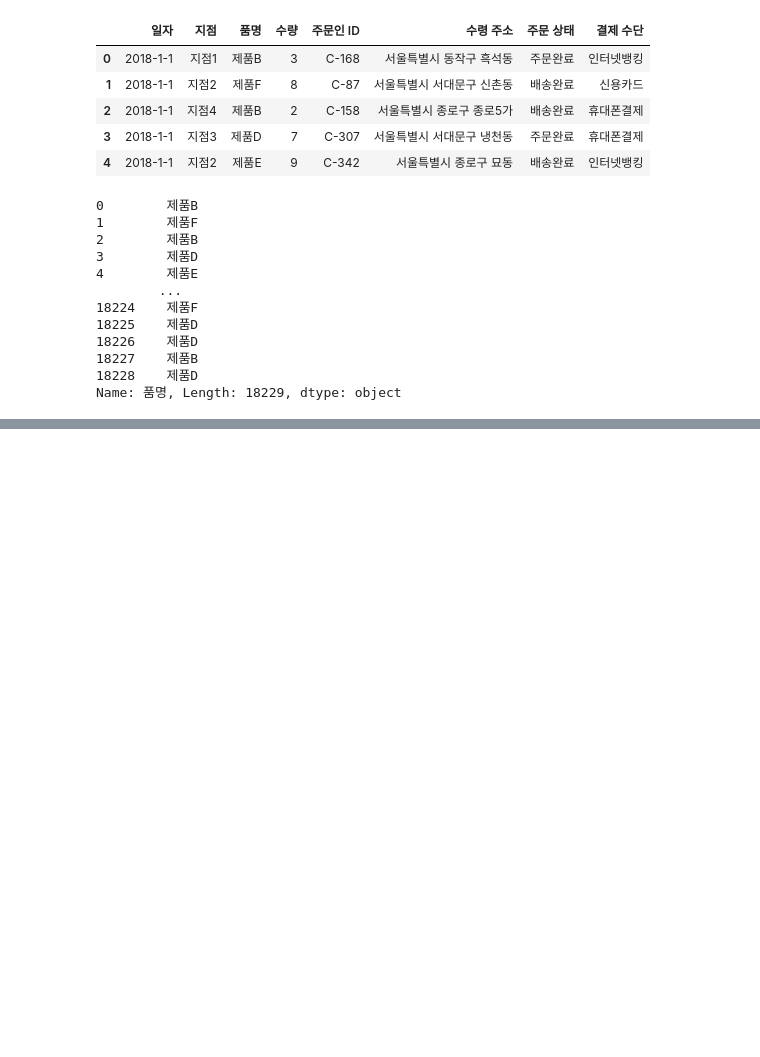
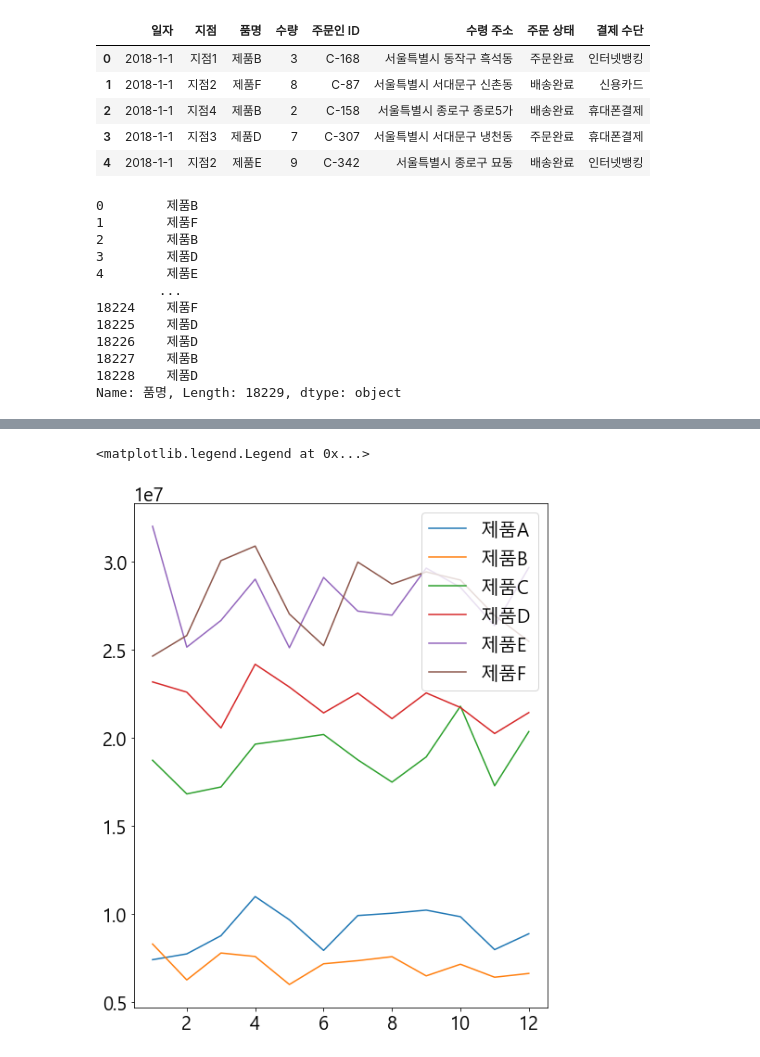
Before and after one commit to Huni0318/preprocessing, a Jupyter notebook: 07. 연습/practice1.ipynb, the cells around one changed output, grey strips where cells are left out. Drawn from its saved outputs; the diff is of its cells as text; code cells hidden in the pictures; blank space fills up the shorter version.

```diff
--- a/07. 연습/practice1.ipynb
+++ b/07. 연습/practice1.ipynb
@@ -791,0 +873,10 @@ merged_df['가격'] = merged_df['품명'].replace(price_dict)
+# %%
+for product in grouped_df_by_month_and_product['품명'].unique():
+    plt.plot(grouped_df_by_month_and_product['월'].unique(), # 월의 개수가 12 * 품목 개수라는 것에 주의
+             grouped_df_by_month_and_product.loc[grouped_df_by_month_and_product['품명'] == product]['주문 금액'], # 마스킹 검색
+             label = product)
+
+plt.legend(loc = 'upper right')
+# %% [output]
+<matplotlib.legend.Legend at 0x...>
+[figure, added]
```
Also changed, not shown: parts of 15 cells of this notebook.
